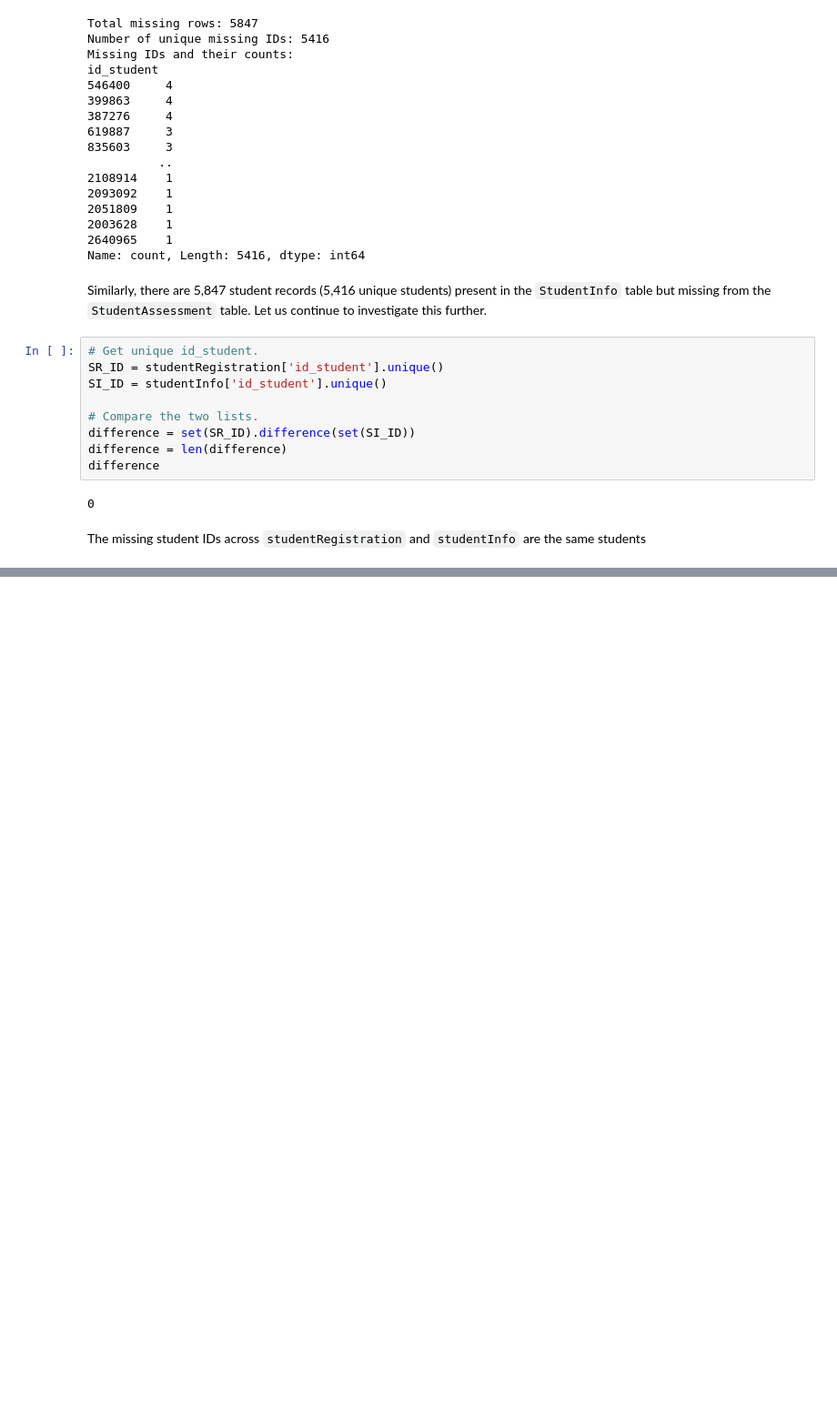
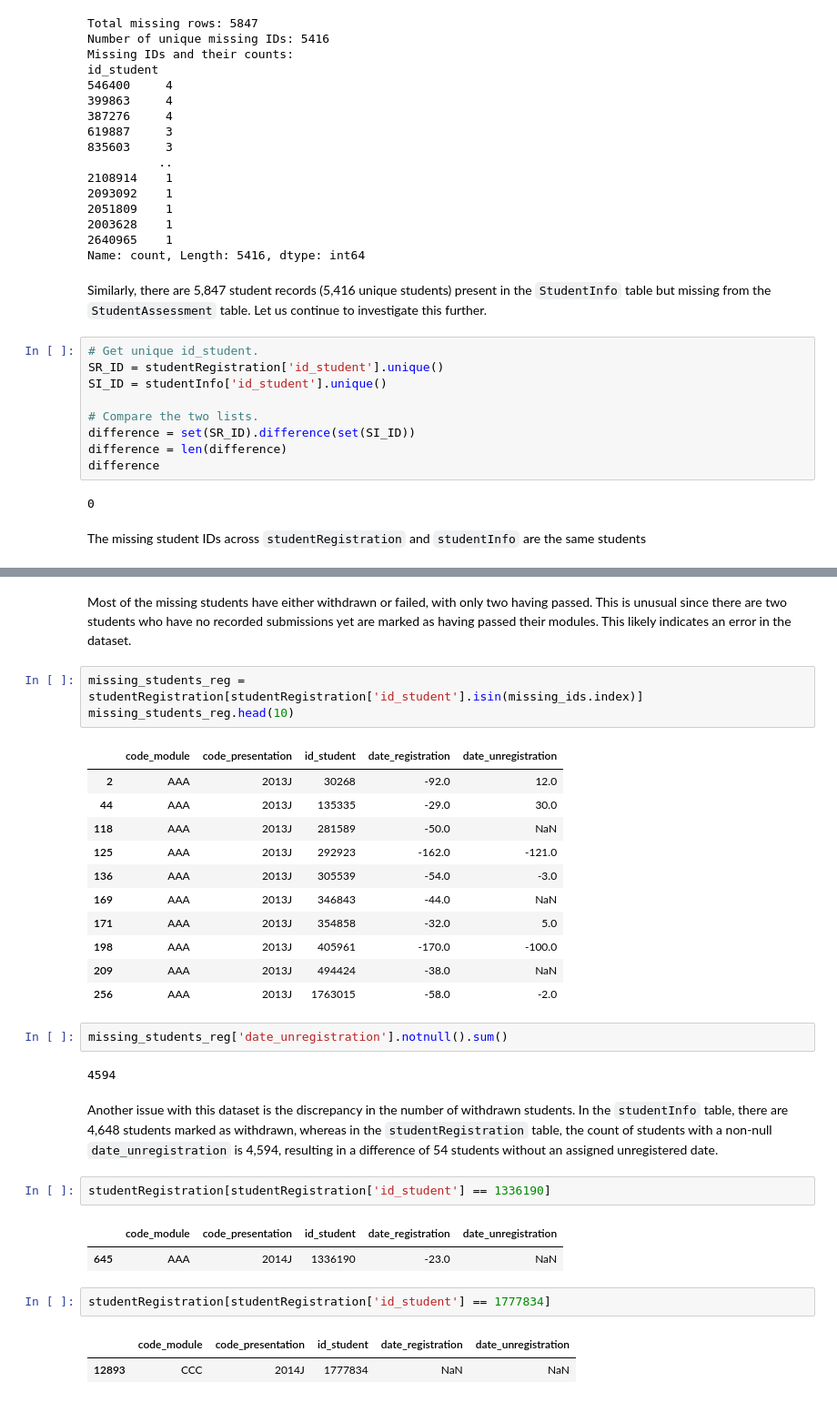
Before and after one commit to MScProjs/MScProject2025-Ali-Suhail, a Jupyter notebook: codes/jisc.ipynb, the cells around one changed output, grey strips where cells are left out. Shown at 91% size. Saved outputs shown, nothing was run; the diff lists cells and outputs as text; blank space fills up the shorter version.

```diff
--- a/codes/jisc.ipynb
+++ b/codes/jisc.ipynb
@@ -584,0 +698,33 @@ The missing student IDs across `studentRegistration` and `studentInfo` are the s
+# %% [markdown]
+Most of the missing students have either withdrawn or failed, with only two having passed. This is unusual since there are two students who have no recorded submissions yet are marked as having passed their modules. This likely indicates an error in the dataset.
+# %%
+missing_students_reg = studentRegistration[studentRegistration['id_student'].isin(missing_ids.index)]
+missing_students_reg.head(10)
+# %% [output]
+|  | code_module | code_presentation | id_student | date_registration | date_unregistration |
+| 2 | AAA | 2013J | 30268 | -92.0 | 12.0 |
+| 44 | AAA | 2013J | 135335 | -29.0 | 30.0 |
+| 118 | AAA | 2013J | 281589 | -50.0 | NaN |
+| 125 | AAA | 2013J | 292923 | -162.0 | -121.0 |
+| 136 | AAA | 2013J | 305539 | -54.0 | -3.0 |
+| 169 | AAA | 2013J | 346843 | -44.0 | NaN |
+| 171 | AAA | 2013J | 354858 | -32.0 | 5.0 |
+| 198 | AAA | 2013J | 405961 | -170.0 | -100.0 |
+| 209 | AAA | 2013J | 494424 | -38.0 | NaN |
+| 256 | AAA | 2013J | 1763015 | -58.0 | -2.0 |
+# %%
+missing_students_reg['date_unregistration'].notnull().sum()
+# %% [output]
+4594
+# %% [markdown]
+Another issue with this dataset is the discrepancy in the number of withdrawn students. In the `studentInfo` table, there are 4,648 students marked as withdrawn, whereas in the `studentRegistration` table, the count of students with a non-null `date_unregistration` is 4,594, resulting in a difference of 54 students without an assigned unregistered date.
+# %%
+studentRegistration[studentRegistration['id_student'] == 1336190]
+# %% [output]
+|  | code_module | code_presentation | id_student | date_registration | date_unregistration |
+| 645 | AAA | 2014J | 1336190 | -23.0 | NaN |
+# %%
+studentRegistration[studentRegistration['id_student'] == 1777834]
+# %% [output]
+|  | code_module | code_presentation | id_student | date_registration | date_unregistration |
+| 12893 | CCC | 2014J | 1777834 | NaN | NaN |
```
Also changed, not shown: parts of 45 cells of this notebook, 3 other files.
